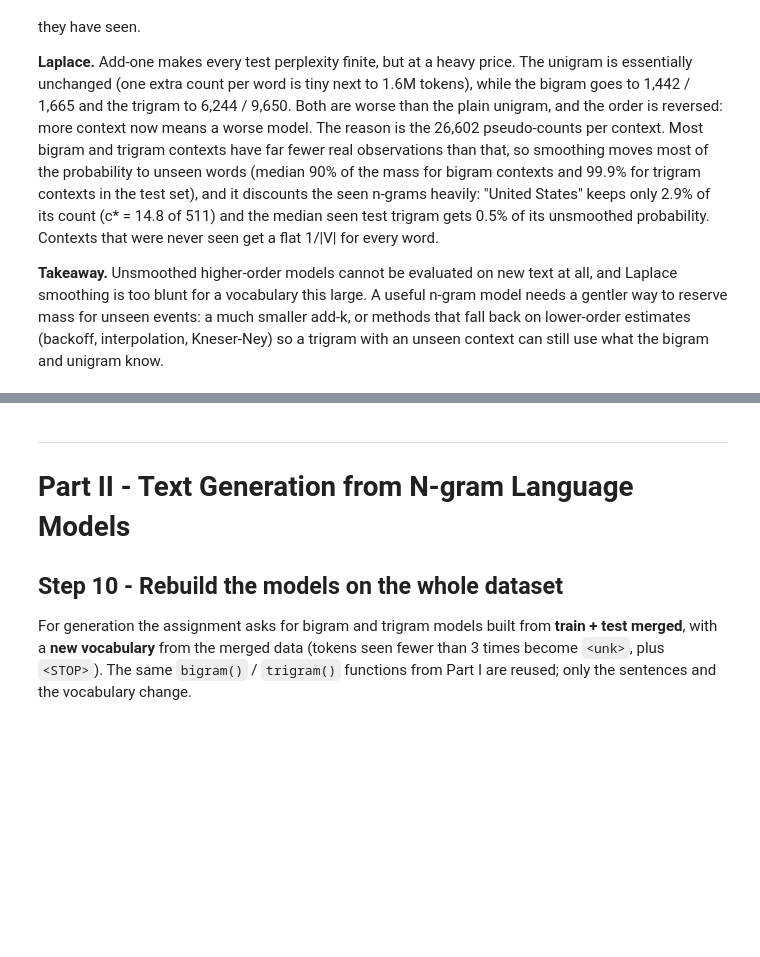
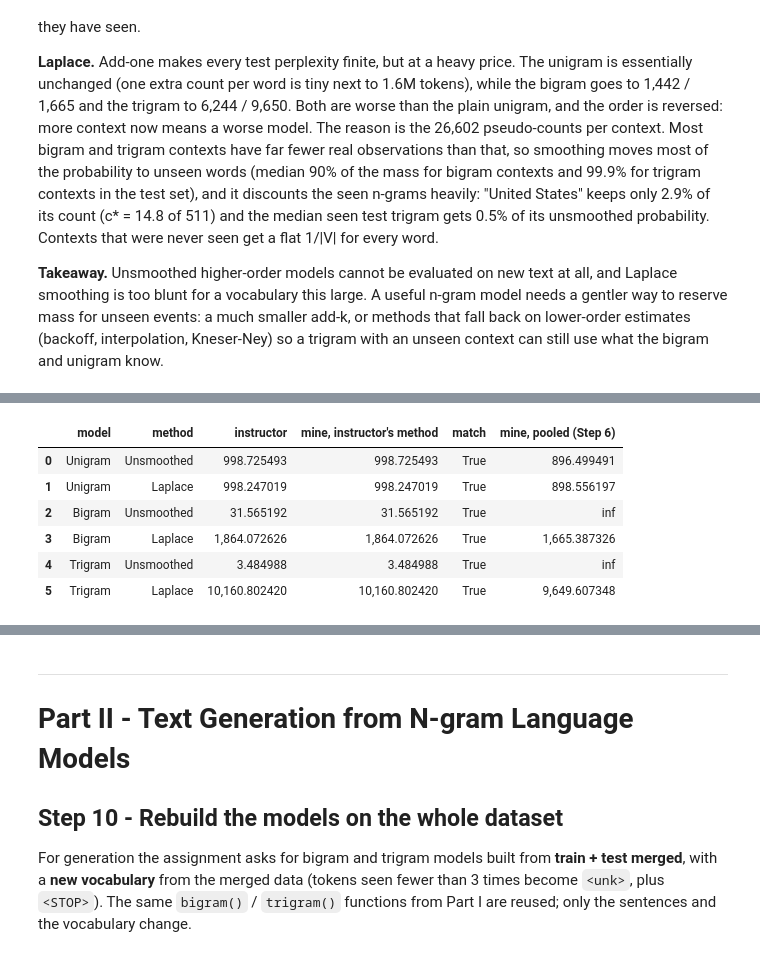
Before and after one commit to narrotic/depaul, a Jupyter notebook: NLP/HW4/hw4_ngrams_AsadKhan.ipynb, the cells around one changed output, grey strips where cells are left out. Cells and saved outputs as stored; diff of their text form; code cells hidden in the pictures; blank space fills up the shorter version.

```diff
--- a/NLP/HW4/hw4_ngrams_AsadKhan.ipynb
+++ b/NLP/HW4/hw4_ngrams_AsadKhan.ipynb
@@ -647,0 +662,46 @@ Kneser-Ney) so a trigram with an unseen context can still use what the bigram an
+# %%
+def perplexity_sentence_avg(lm, sentences, laplace=False):
+    # Instructor's convention: one perplexity per sentence, then the plain mean over sentences.
+    # Unsmoothed: tokens with P = 0 are skipped in the log sum but still counted in the length.
+    prob_fn = lm.prob_laplace if laplace else lm.prob
+    per_sentence = []
+    for sent in sentences:
+        tokens = prepare(sent, lm.n)
+        log_sum, M = 0.0, 0
+        for i in range(lm.n - 1, len(tokens)):
+            p = prob_fn(lm.context(tokens, i), tokens[i])
+            M += 1
+            if p > 0:
+                log_sum += math.log(p)
+        per_sentence.append(math.exp(-log_sum / M))
+    return sum(per_sentence) / len(per_sentence)
+
+
+# Test-set perplexities reported by the instructor
+INSTRUCTOR = {
+    ("Unigram", "Unsmoothed"): 998.7254932134186, ("Unigram", "Laplace"): 998.2470186699276,
+    ("Bigram", "Unsmoothed"): 31.565191630916377, ("Bigram", "Laplace"): 1864.0726257705294,
+    ("Trigram", "Unsmoothed"): 3.4849876459093374, ("Trigram", "Laplace"): 10160.802419885693,
+}
+
+rows = []
+for (name, method), theirs in INSTRUCTOR.items():
+    mine = perplexity_sentence_avg(models[name], test_sents, laplace=(method == "Laplace"))
+    rows.append({"model": name, "method": method,
+                 "instructor": theirs,
+                 "mine, instructor's method": mine,
+                 "match": math.isclose(mine, theirs, rel_tol=1e-9),
+                 "mine, pooled (Step 6)": summary.loc[name, ("Test", method)]})
+comparison = pd.DataFrame(rows)
+pd.set_option("display.float_format", "{:,.6f}".format)
+display(comparison)
+pd.reset_option("display.float_format")
+assert comparison["match"].all()
+# %% [output]
+|  | model | method | instructor | mine, instructor's method | match | mine, pooled (Step 6) |
+| 0 | Unigram | Unsmoothed | 998.725493 | 998.725493 | True | 896.499491 |
+| 1 | Unigram | Laplace | 998.247019 | 998.247019 | True | 898.556197 |
+| 2 | Bigram | Unsmoothed | 31.565192 | 31.565192 | True | inf |
+| 3 | Bigram | Laplace | 1,864.072626 | 1,864.072626 | True | 1,665.387326 |
+| 4 | Trigram | Unsmoothed | 3.484988 | 3.484988 | True | inf |
+| 5 | Trigram | Laplace | 10,160.802420 | 10,160.802420 | True | 9,649.607348 |
```
Also changed, not shown: parts of 2 cells of this notebook, 1 other file.
